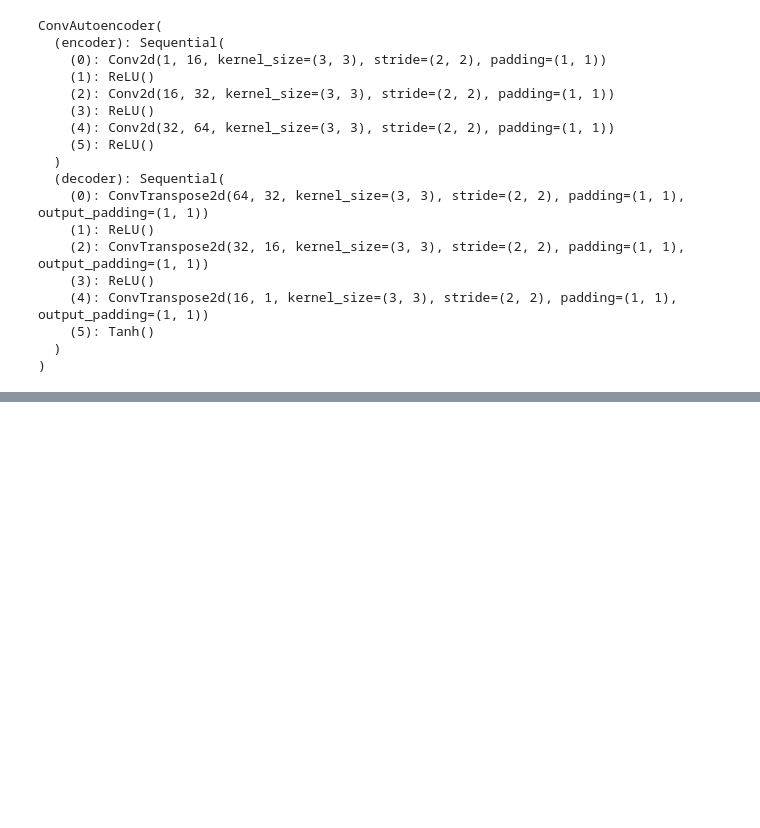
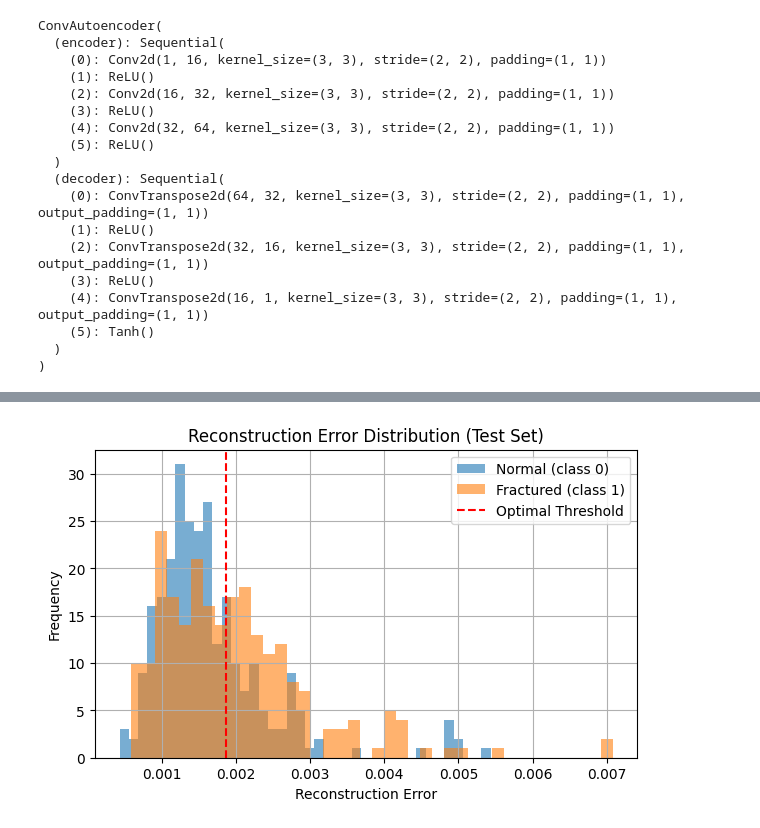
Before and after one commit to anaanarello/Redes-Neuronales, a Jupyter notebook: autoencoder.ipynb, the cells around one changed output, grey strips where cells are left out. Saved outputs shown, nothing was run; the diff lists cells and outputs as text; code cells hidden in the pictures; blank space fills up the shorter version.

```diff
--- a/autoencoder.ipynb
+++ b/autoencoder.ipynb
@@ -365,0 +749,17 @@ El autoencoder convolucional fue entrenado exclusivamente con imágenes de la cl
+# %%
+# Compute reconstruction errors on validation set
+val_errors, val_labels = reconstruction_errors(ae_model, val_loader, device)
+
+# Convert to numpy
+y_true = val_labels.cpu().numpy()
+y_scores = val_errors.cpu().numpy()
+
+# Compute ROC curve
+fpr, tpr, thresholds = roc_curve(y_true, y_scores)
+
+# Youden's J statistic = TPR - FPR
+J = tpr - fpr
+optimal_idx = J.argmax()
+optimal_threshold = thresholds[optimal_idx]
+
+print("Optimal ROC Threshold:", optimal_threshold)
@@ -365,0 +813,23 @@ El autoencoder convolucional fue entrenado exclusivamente con imágenes de la cl
+# %%
+# Reconstruction Error Distribution (using NEW AE and NEW ROC threshold)
+
+# Compute errors on the test set
+test_errors, test_labels = reconstruction_errors(ae_model, test_loader, device)
+
+normal_errors = test_errors[test_labels == 0].cpu().numpy()
+fractured_errors = test_errors[test_labels == 1].cpu().numpy()
+
+plt.figure(figsize=(7, 4))
+plt.hist(normal_errors, bins=40, alpha=0.6, label='Normal (class 0)')
+plt.hist(fractured_errors, bins=40, alpha=0.6, label='Fractured (class 1)')
+
+plt.axvline(optimal_threshold, color='red', linestyle='--', label='Optimal Threshold')
+
+plt.title("Reconstruction Error Distribution (Test Set)")
+plt.xlabel("Reconstruction Error")
+plt.ylabel("Frequency")
+plt.legend()
+plt.grid(True)
+plt.show()
+# %% [output]
+[figure, added]
```
Also changed, not shown: parts of 43 cells of this notebook.
